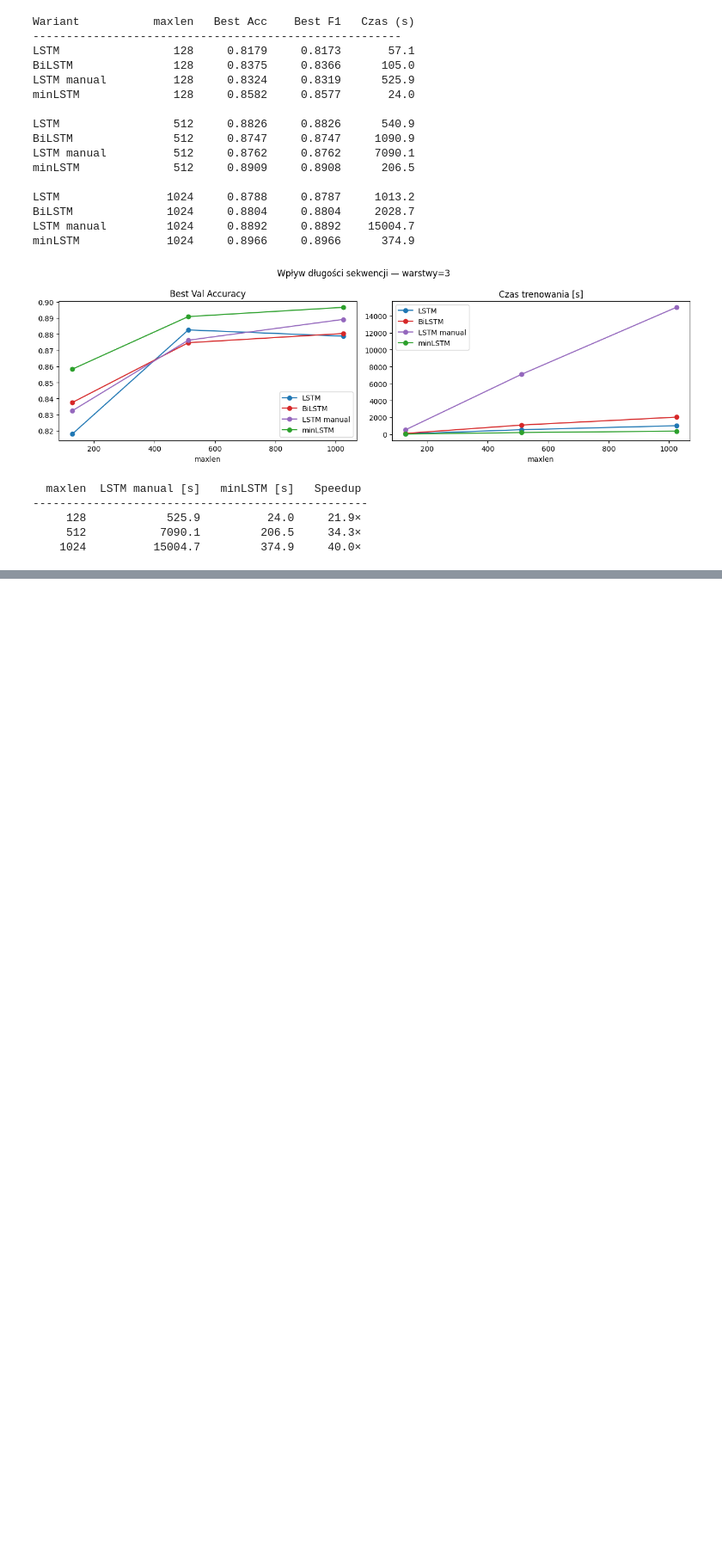
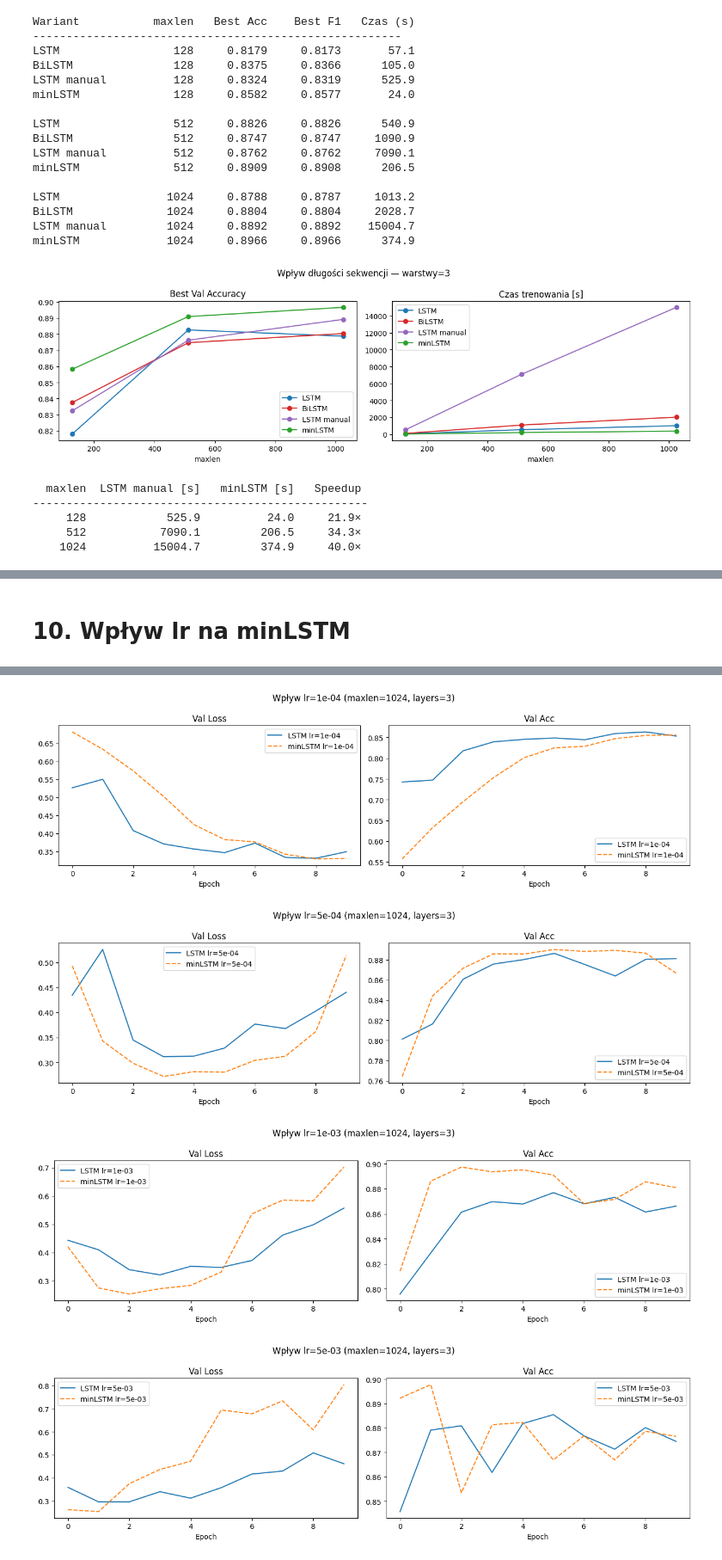
Before and after one commit to KwolekD/GlebokieSieciNeuronowe, a Jupyter notebook: lab11.ipynb, the cells around one changed output, grey strips where cells are left out. Shown at 86% size. Saved outputs shown, nothing was run; the diff lists cells and outputs as text; code cells hidden in the pictures; blank space fills up the shorter version.

```diff
--- a/lab11.ipynb
+++ b/lab11.ipynb
@@ -682,0 +823,61 @@ plt.show()
+# %% [markdown]
+# 10. Wpływ lr na minLSTM
+# %%
+LEARNING_RATES = [1e-4, 5e-4, 1e-3, 5e-3, 1e-2]
+MAXLEN_LR      = 1024
+LAYERS_LR      = 3
+
+train_lr, test_lr = get_imdb_dataloaders(MAXLEN_LR)
+
+results_lr = {}  # klucz: (model, lr)
+
+for lr in LEARNING_RATES:
+    res = run_experiment(
+        f'minLSTM lr={lr:.0e}',
+        MinLSTMNet(VOCAB_SIZE, HIDDEN, LAYERS_LR, 2),
+        train_lr, test_lr, EPOCHS, 2, DEVICE,
+        lr=lr
+    )
+    results_lr[('minLSTM', lr)] = res
+
+    res = run_experiment(
+        f'LSTM lr={lr:.0e}',
+        LSTMNet(VOCAB_SIZE, HIDDEN, LAYERS_LR, 2),
+        train_lr, test_lr, EPOCHS, 2, DEVICE,
+        lr=lr
+    )
+    results_lr[('LSTM', lr)] = res
+
+# ── Krzywe uczenia per LR ─────────────────────────────────────────────────────
+for lr in LEARNING_RATES:
+    plot_history(
+        [results_lr[('LSTM', lr)], results_lr[('minLSTM', lr)]],
+        f'Wpływ lr={lr:.0e} (maxlen={MAXLEN_LR}, layers={LAYERS_LR})'
+    )
+
+# ── Tabela zbiorcza ────────────────────────────────────────────────────────────
+print(f"\n{'Model':<20} {'LR':>10} {'Best Acc':>10} {'Best F1':>10} {'Best Epoch':>12} {'Czas (s)':>10}")
+print("-" * 76)
+for lr in LEARNING_RATES:
+    for model_name in ['LSTM', 'minLSTM']:
+        res     = results_lr[(model_name, lr)]
+        best_ep = res['history']['val_acc'].index(max(res['history']['val_acc'])) + 1
+        print(f"{model_name:<20} {lr:>10.0e} {res['best_acc']:>10.4f} {res['best_f1']:>10.4f} {best_ep:>12} {res['time_s']:>10.1f}")
+    print()
+
+# ── Zbiorczy wykres accuracy i czas vs LR ─────────────────────────────────────
+fig, axes = plt.subplots(1, 2, figsize=(13, 4))
+fig.suptitle(f'Wpływ learning rate (maxlen={MAXLEN_LR}, layers={LAYERS_LR}, hidden={HIDDEN})')
+lr_labels = [f'{lr:.0e}' for lr in LEARNING_RATES]
+
+for model_name, color in [('LSTM', 'tab:blue'), ('minLSTM', 'tab:green')]:
+    accs  = [results_lr[(model_name, lr)]['best_acc'] for lr in LEARNING_RATES]
+    times = [results_lr[(model_name, lr)]['time_s']   for lr in LEARNING_RATES]
+    axes[0].plot(lr_labels, accs,  marker='o', color=color, label=model_name)
+    axes[1].plot(lr_labels, times, marker='o', color=color, label=model_name)
+
+axes[0].set_title('Best Val Accuracy'); axes[0].set_xlabel('Learning rate'); axes[0].legend()
+axes[1].set_title('Czas trenowania [s]'); axes[1].set_xlabel('Learning rate'); axes[1].legend()
+plt.tight_layout()
+plt.show()
+# %% [output]
@@ -682,0 +901,4 @@ plt.show()
+[figure, added]
+[figure, added]
+[figure, added]
+[figure, added]
```
Also changed, not shown: parts of 10 cells of this notebook.
